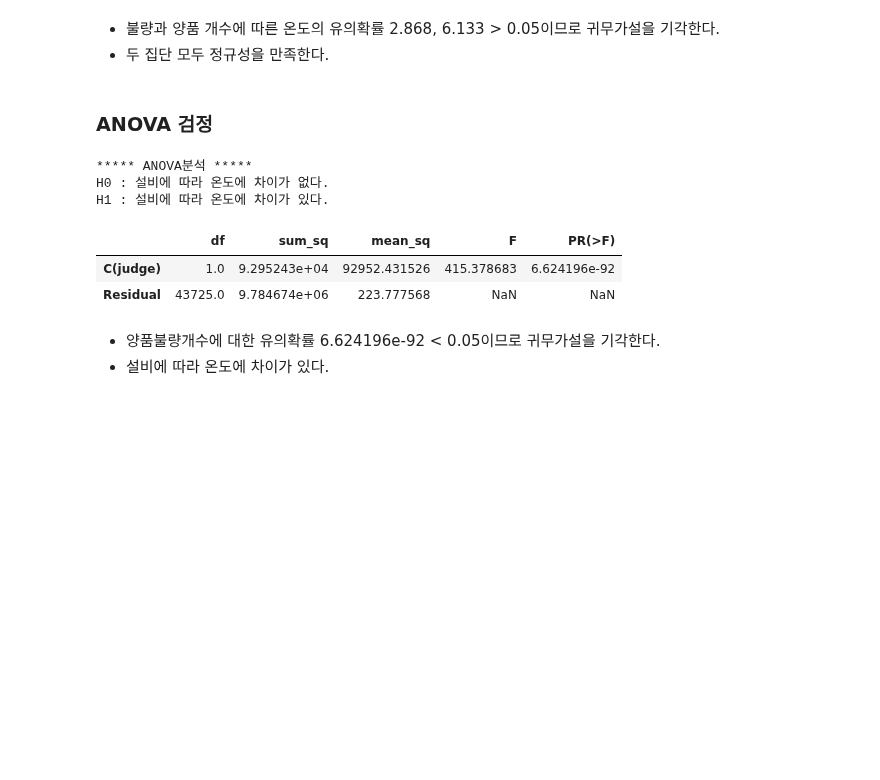
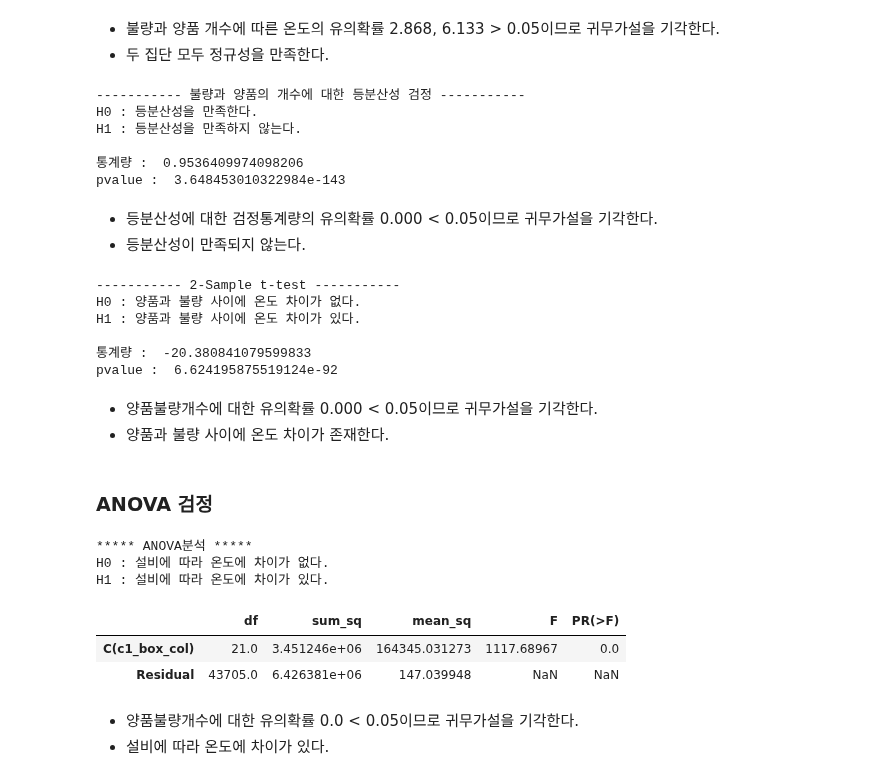
Before and after one commit to mjiii25/posco-academy, a Jupyter notebook: Big-Data/Battery-Project/hypothesis-test.ipynb, the cells around one changed output. Saved outputs shown, nothing was run; the diff lists cells and outputs as text; code cells hidden in the pictures; blank space fills up the shorter version.

```diff
--- a/Big-Data/Battery-Project/hypothesis-test.ipynb
+++ b/Big-Data/Battery-Project/hypothesis-test.ipynb
@@ -198,26 +194,72 @@ statistic = 0.9976987242698669, p-value = 6.132877623061352e-24
 # %% [markdown]
 - 불량과 양품 개수에 따른 온도의 유의확률 2.868, 6.133 > 0.05이므로 귀무가설을 기각한다.
 - 두 집단 모두 정규성을 만족한다.
+# %%
+# 등분산성 검정
+
+from scipy.stats import bartlett
+
+statistic, p = stats.bartlett(df_raw.loc[df_raw['judge'] == '불량', 'c4_temp_avg'],
+                              df_raw.loc[df_raw['judge'] == '양품', 'c4_temp_avg'])
+print("----------- 불량과 양품의 개수에 대한 등분산성 검정 -----------")
+print('H0 : 등분산성을 만족한다.')
+print('H1 : 등분산성을 만족하지 않는다.')
+print('')
+print('통계량 : ', statistic1)
+print('pvalue : ', p)
+print('')
+# %% [output]
+----------- 불량과 양품의 개수에 대한 등분산성 검정 -----------
+H0 : 등분산성을 만족한다.
+H1 : 등분산성을 만족하지 않는다.
+
+통계량 :  0.9536409974098206
+pvalue :  3.648453010322984e-143
+# %% [markdown]
+- 등분산성에 대한 검정통계량의 유의확률 0.000 < 0.05이므로 귀무가설을 기각한다.
+- 등분산성이 만족되지 않는다.
+# %%
+# 대응표본 t-검정
+
+statistic, p = stats.ttest_ind(df_raw.loc[df_raw['judge'] == '불량', 'c4_temp_avg'],
+                              df_raw.loc[df_raw['judge'] == '양품', 'c4_temp_avg'])
+print("----------- 2-Sample t-test -----------")
+print('H0 : 양품과 불량 사이에 온도 차이가 없다.')
+print('H1 : 양품과 불량 사이에 온도 차이가 있다.')
+print('')
+print('통계량 : ', statistic)
+print('pvalue : ', p)
+print('')
+# %% [output]
+----------- 2-Sample t-test -----------
+H0 : 양품과 불량 사이에 온도 차이가 없다.
+H1 : 양품과 불량 사이에 온도 차이가 있다.
+
+통계량 :  -20.380841079599833
+pvalue :  6.624195875519124e-92
+# %% [markdown]
+- 양품불량개수에 대한 유의확률 0.000 < 0.05이므로 귀무가설을 기각한다.
+- 양품과 불량 사이에 온도 차이가 존재한다.
 # %% [markdown]
 ### **ANOVA 검정**
 # %%
 from statsmodels.formula.api import ols
 from statsmodels.stats.anova import anova_lm
 
 # ANOVA 실행
 print('***** ANOVA분석 *****')
 print('H0 : 설비에 따라 온도에 차이가 없다.')
 print('H1 : 설비에 따라 온도에 차이가 있다.')
 print('')
-model = ols('c4_temp_avg ~ C(judge)', df_raw).fit()
+model = ols('c4_temp_avg ~ C(c1_box_col)', df_raw).fit()
 anova_lm(model)
 # %% [output]
 ***** ANOVA분석 *****
 H0 : 설비에 따라 온도에 차이가 없다.
 H1 : 설비에 따라 온도에 차이가 있다.
 |  | df | sum_sq | mean_sq | F | PR(>F) |
-| C(judge) | 1.0 | 9.295243e+04 | 92952.431526 | 415.378683 | 6.624196e-92 |
-| Residual | 43725.0 | 9.784674e+06 | 223.777568 | NaN | NaN |
+| C(c1_box_col) | 21.0 | 3.451246e+06 | 164345.031273 | 1117.68967 | 0.0 |
+| Residual | 43705.0 | 6.426381e+06 | 147.039948 | NaN | NaN |
 # %% [markdown]
-- 양품불량개수에 대한 유의확률 6.624196e-92 < 0.05이므로 귀무가설을 기각한다.
+- 양품불량개수에 대한 유의확률 0.0 < 0.05이므로 귀무가설을 기각한다.
 - 설비에 따라 온도에 차이가 있다.
```
Also changed, not shown: parts of 7 cells of this notebook.
